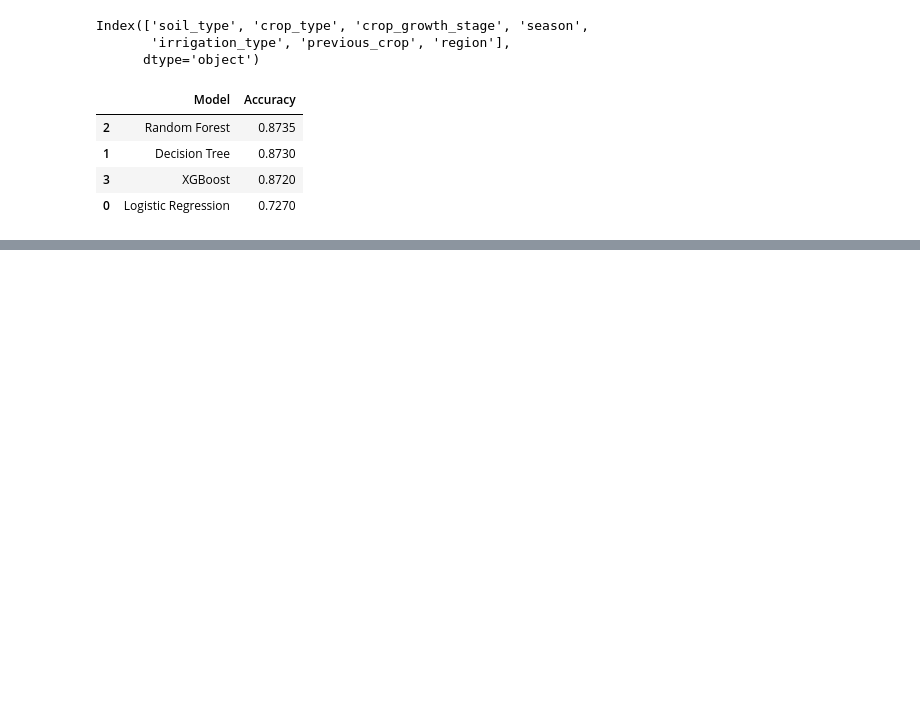
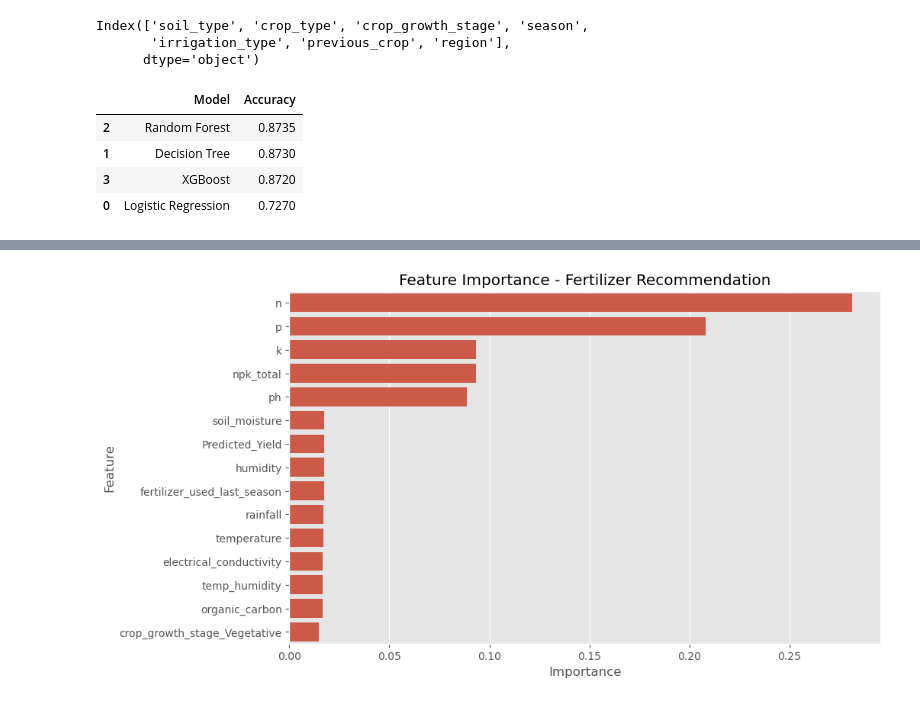
Before and after one commit to venkatjyoshitpotnuru/AgriFlow-AI, a Jupyter notebook: notebooks/AgriFlow_AI.ipynb, the cells around one changed output, grey strips where cells are left out. Drawn from its saved outputs; the diff is of its cells as text; code cells hidden in the pictures; blank space fills up the shorter version.

Commit message:
Completed Stage 3 fertilizet recommendation using random forest

```diff
--- a/notebooks/AgriFlow_AI.ipynb
+++ b/notebooks/AgriFlow_AI.ipynb
@@ -1461,0 +1479,18 @@ importance.head(15)
+# %%
+plt.figure(figsize=(10,6))
+
+sns.barplot(
+
+    data=importance.head(15),
+
+    x="Importance",
+
+    y="Feature"
+
+)
+
+plt.title("Feature Importance - Fertilizer Recommendation")
+
+plt.show()
+# %% [output]
+[figure, added]
```
Also changed, not shown: parts of 2 cells of this notebook.
